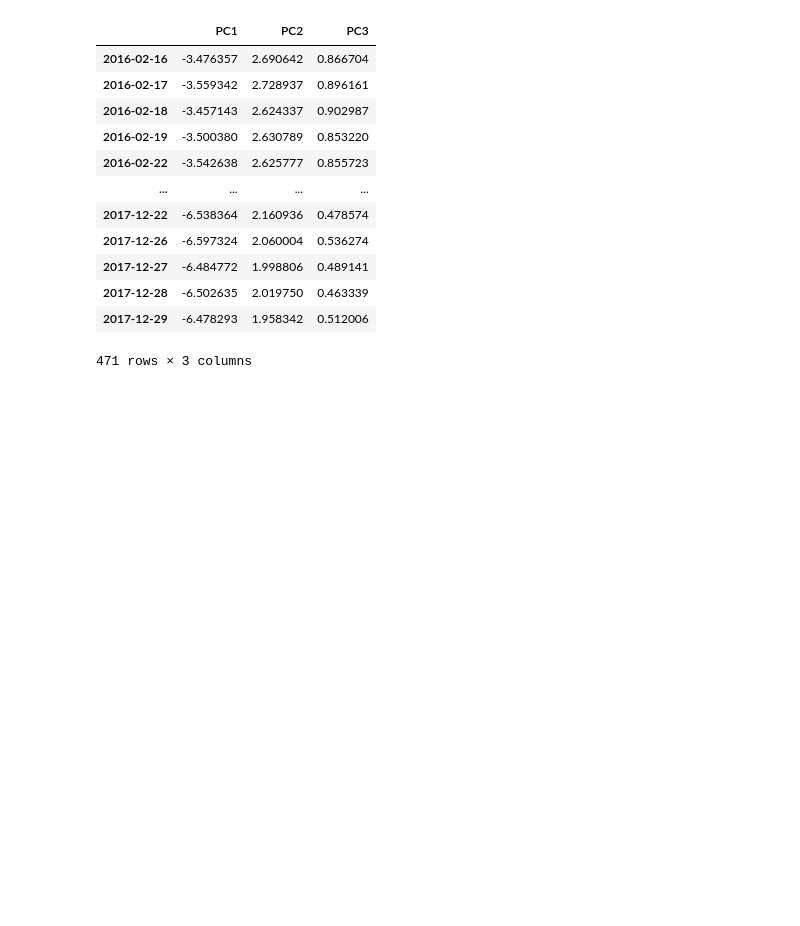
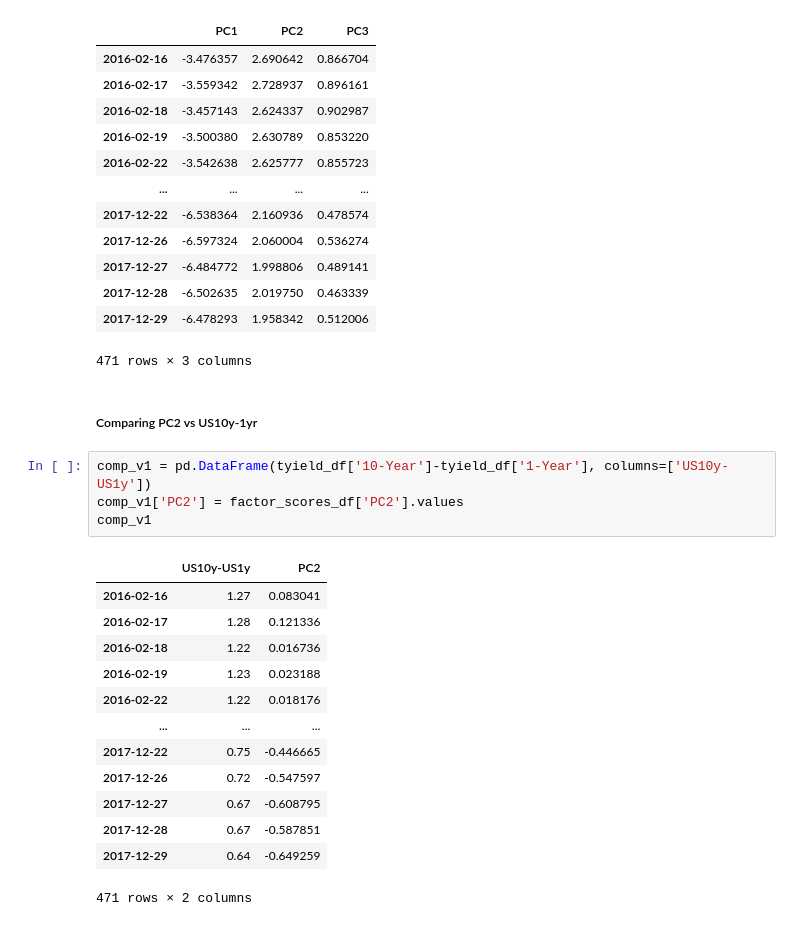
Before and after one commit to calebfowowe/ML_wrks, a Jupyter notebook: PCA/PCA_examples.ipynb, the cells around one changed output. Cells and saved outputs as stored; diff of their text form; blank space fills up the shorter version.

```diff
--- a/PCA/PCA_examples.ipynb
+++ b/PCA/PCA_examples.ipynb
@@ -455,3 +464,23 @@ factor_scores_df
 | 2017-12-28 | -6.502635 | 2.019750 | 0.463339 |
 | 2017-12-29 | -6.478293 | 1.958342 | 0.512006 |
 471 rows × 3 columns
+# %% [markdown]
+##### Comparing PC2 vs US10y-1yr
+# %%
+comp_v1 = pd.DataFrame(tyield_df['10-Year']-tyield_df['1-Year'], columns=['US10y-US1y'])
+comp_v1['PC2'] = factor_scores_df['PC2'].values
+comp_v1
+# %% [output]
+|  | US10y-US1y | PC2 |
+| 2016-02-16 | 1.27 | 0.083041 |
+| 2016-02-17 | 1.28 | 0.121336 |
+| 2016-02-18 | 1.22 | 0.016736 |
+| 2016-02-19 | 1.23 | 0.023188 |
+| 2016-02-22 | 1.22 | 0.018176 |
+| ... | ... | ... |
+| 2017-12-22 | 0.75 | -0.446665 |
+| 2017-12-26 | 0.72 | -0.547597 |
+| 2017-12-27 | 0.67 | -0.608795 |
+| 2017-12-28 | 0.67 | -0.587851 |
+| 2017-12-29 | 0.64 | -0.649259 |
+471 rows × 2 columns
```
Also changed, not shown: parts of 17 cells of this notebook, 1 other file.
